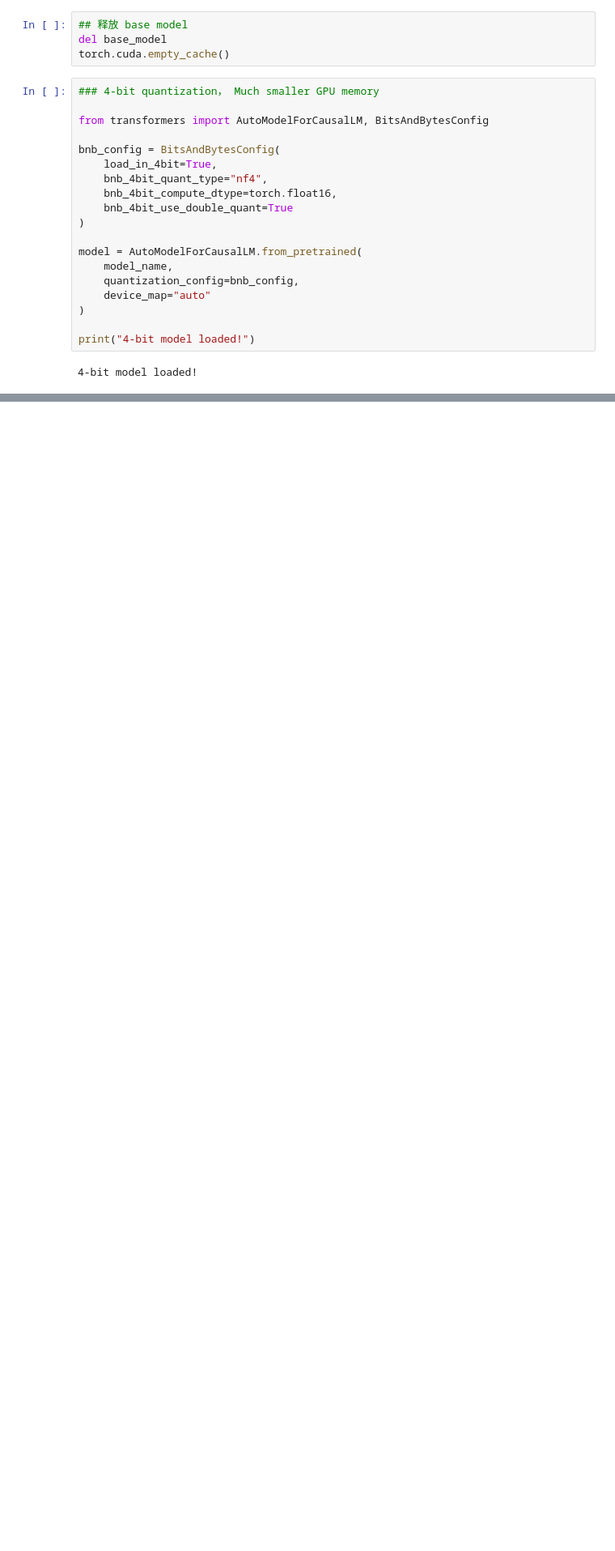
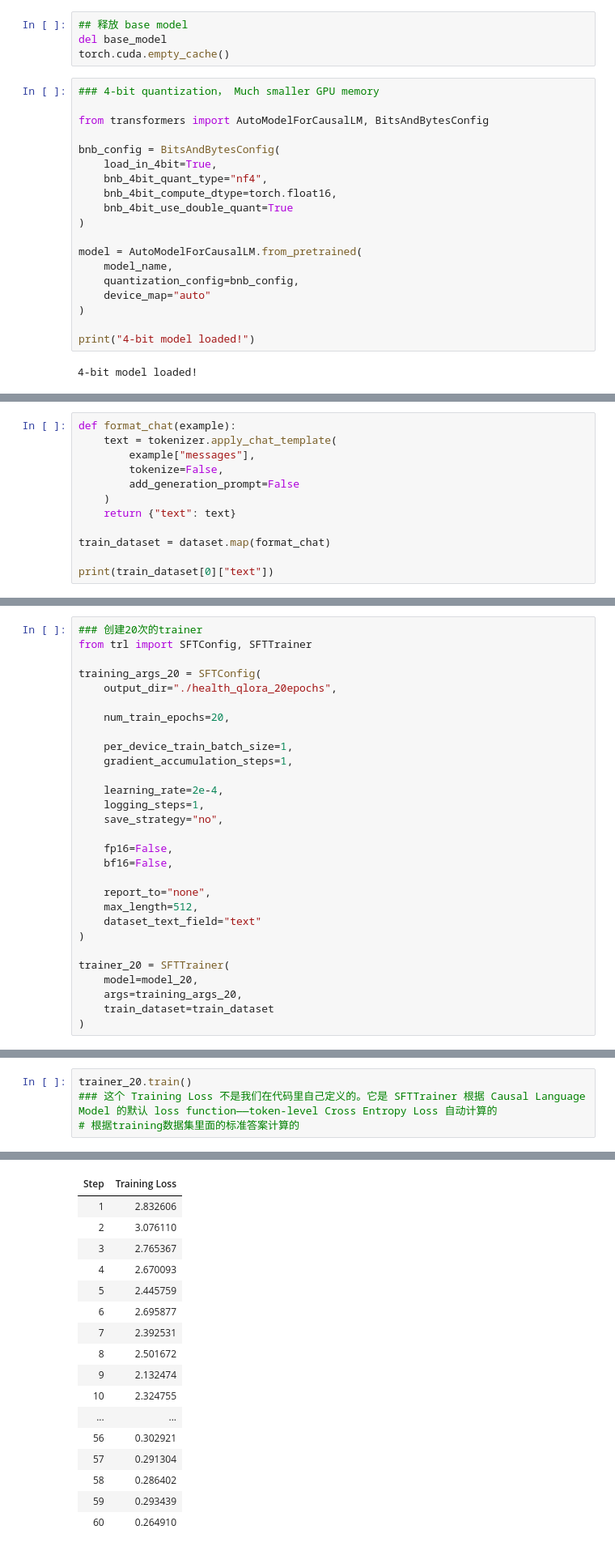
Before and after one commit to lusiyi0077/Health_LLM_Post-training, a Jupyter notebook: health_LLM_post_train.ipynb, the cells around one changed output, grey strips where cells are left out. Shown at 81% size. Saved outputs shown, nothing was run; the diff lists cells and outputs as text; blank space fills up the shorter version.

Commit message:
qlora 训练20 Epoch 跟base比较

```diff
--- a/health_LLM_post_train.ipynb
+++ b/health_LLM_post_train.ipynb
@@ -242,0 +294,12 @@ print("4-bit model loaded!")
+# %%
+def format_chat(example):
+    text = tokenizer.apply_chat_template(
+        example["messages"],
+        tokenize=False,
+        add_generation_prompt=False
+    )
+    return {"text": text}
+
+train_dataset = dataset.map(format_chat)
+
+print(train_dataset[0]["text"])
@@ -265,2 +538,31 @@ model.print_trainable_parameters()
 # %% [output]
 trainable params: 2,179,072 || all params: 1,545,893,376 || trainable%: 0.1410
+# %%
+### 创建20次的trainer
+from trl import SFTConfig, SFTTrainer
+
+training_args_20 = SFTConfig(
+    output_dir="./health_qlora_20epochs",
+
+    num_train_epochs=20,
+
+    per_device_train_batch_size=1,
+    gradient_accumulation_steps=1,
+
+    learning_rate=2e-4,
+    logging_steps=1,
+    save_strategy="no",
+
+    fp16=False,
+    bf16=False,
+
+    report_to="none",
+    max_length=512,
+    dataset_text_field="text"
+)
+
+trainer_20 = SFTTrainer(
+    model=model_20,
+    args=training_args_20,
+    train_dataset=train_dataset
+)
@@ -266,0 +585,5 @@ trainable params: 2,179,072 || all params: 1,545,893,376 || trainable%: 0.1410
+# %%
+trainer_20.train()
+### 这个 Training Loss 不是我们在代码里自己定义的。它是 SFTTrainer 根据 Causal Language Model 的默认 loss function——token-level Cross Entropy Loss 自动计算的
+# 根据training数据集里面的标准答案计算的
+# %% [output]
@@ -266,0 +592,17 @@ trainable params: 2,179,072 || all params: 1,545,893,376 || trainable%: 0.1410
+| Step | Training Loss |
+| 1 | 2.832606 |
+| 2 | 3.076110 |
+| 3 | 2.765367 |
+| 4 | 2.670093 |
+| 5 | 2.445759 |
+| 6 | 2.695877 |
+| 7 | 2.392531 |
+| 8 | 2.501672 |
+| 9 | 2.132474 |
+| 10 | 2.324755 |
+| ... | ... |
+| 56 | 0.302921 |
+| 57 | 0.291304 |
+| 58 | 0.286402 |
+| 59 | 0.293439 |
+| 60 | 0.264910 |
```
Also changed, not shown: parts of 23 cells of this notebook.
